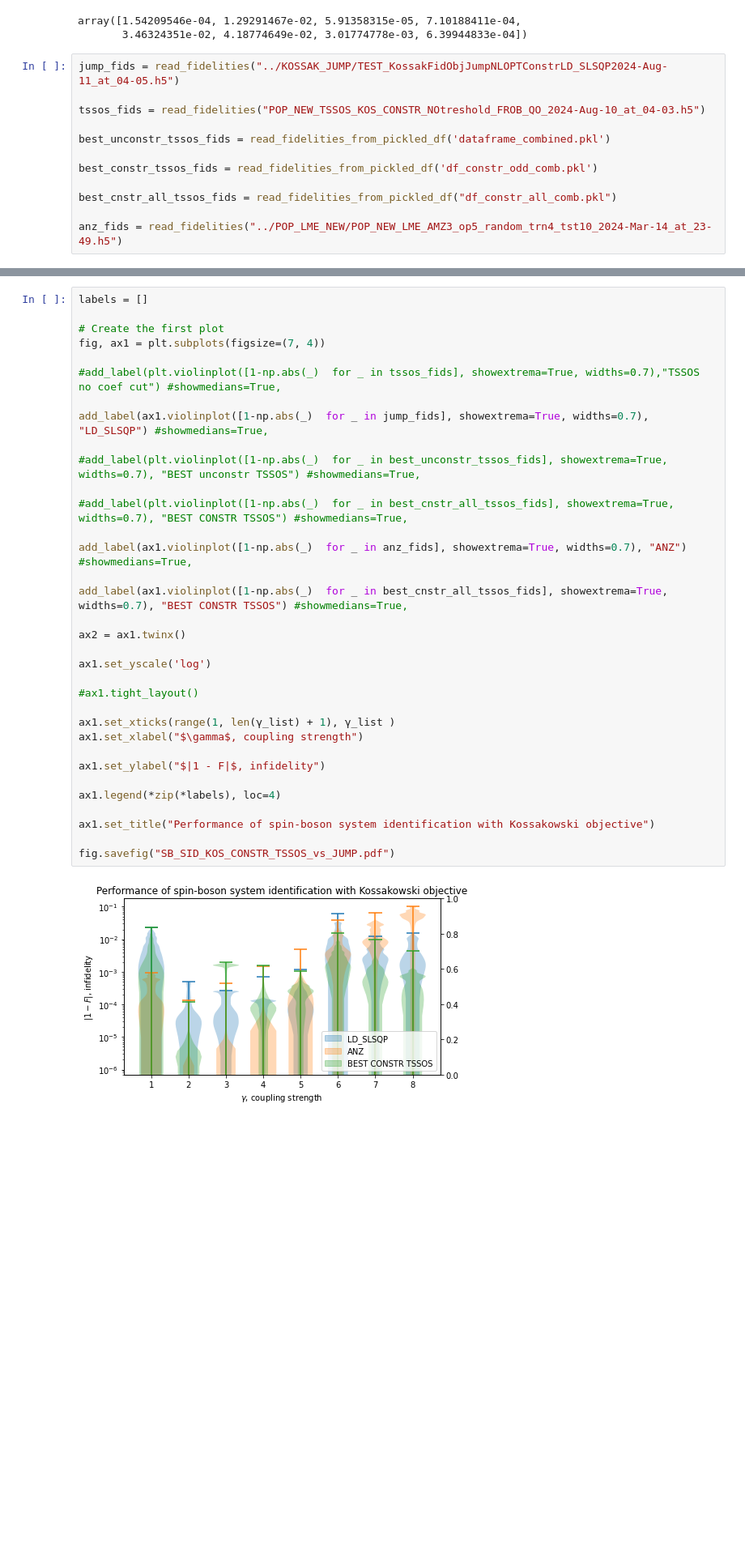
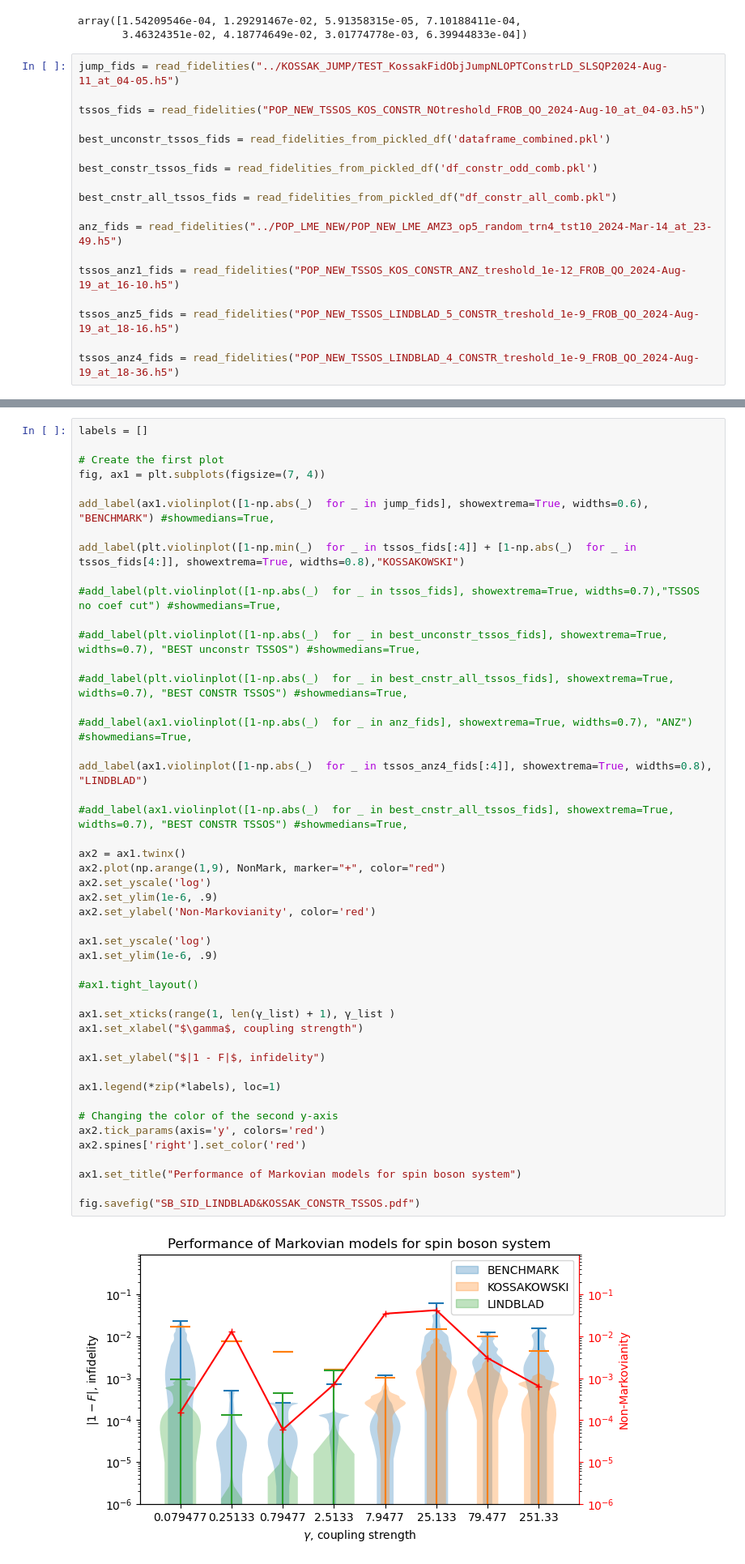
Before and after one commit to zpopovych/OQSID-thesis, a Jupyter notebook: KOSSAK_TSSOS/03_matplotlib_plot.ipynb, the cells around one changed output, grey strips where cells are left out. Shown at 81% size. Saved outputs shown, nothing was run; the diff lists cells and outputs as text; blank space fills up the shorter version.

Commit message:
TSSOS KOSSAK

```diff
--- a/KOSSAK_TSSOS/03_matplotlib_plot.ipynb
+++ b/KOSSAK_TSSOS/03_matplotlib_plot.ipynb
@@ -72,6 +72,12 @@ best_constr_tssos_fids = read_fidelities_from_pickled_df('df_constr_odd_comb.pkl
 best_cnstr_all_tssos_fids = read_fidelities_from_pickled_df("df_constr_all_comb.pkl")
 
 anz_fids = read_fidelities("../POP_LME_NEW/POP_NEW_LME_AMZ3_op5_random_trn4_tst10_2024-Mar-14_at_23-49.h5")
+
+tssos_anz1_fids = read_fidelities("POP_NEW_TSSOS_KOS_CONSTR_ANZ_treshold_1e-12_FROB_QO_2024-Aug-19_at_16-10.h5")
+
+tssos_anz5_fids = read_fidelities("POP_NEW_TSSOS_LINDBLAD_5_CONSTR_treshold_1e-9_FROB_QO_2024-Aug-19_at_18-16.h5")
+
+tssos_anz4_fids = read_fidelities("POP_NEW_TSSOS_LINDBLAD_4_CONSTR_treshold_1e-9_FROB_QO_2024-Aug-19_at_18-36.h5")
 # %%
 import matplotlib.patches as mpatches
 
@@ -83,39 +89,52 @@ def add_label(violin, label):
 # %%
 labels = []
 
 # Create the first plot
 fig, ax1 = plt.subplots(figsize=(7, 4))
 
+add_label(ax1.violinplot([1-np.abs(_)  for _ in jump_fids], showextrema=True, widths=0.6), "BENCHMARK") #showmedians=True,
+
+add_label(plt.violinplot([1-np.min(_)  for _ in tssos_fids[:4]] + [1-np.abs(_)  for _ in tssos_fids[4:]], showextrema=True, widths=0.8),"KOSSAKOWSKI")
+
 #add_label(plt.violinplot([1-np.abs(_)  for _ in tssos_fids], showextrema=True, widths=0.7),"TSSOS no coef cut") #showmedians=True,
-
-add_label(ax1.violinplot([1-np.abs(_)  for _ in jump_fids], showextrema=True, widths=0.7), "LD_SLSQP") #showmedians=True,
 
 #add_label(plt.violinplot([1-np.abs(_)  for _ in best_unconstr_tssos_fids], showextrema=True, widths=0.7), "BEST unconstr TSSOS") #showmedians=True,
 
 #add_label(plt.violinplot([1-np.abs(_)  for _ in best_cnstr_all_tssos_fids], showextrema=True, widths=0.7), "BEST CONSTR TSSOS") #showmedians=True,
 
-add_label(ax1.violinplot([1-np.abs(_)  for _ in anz_fids], showextrema=True, widths=0.7), "ANZ") #showmedians=True,
+#add_label(ax1.violinplot([1-np.abs(_)  for _ in anz_fids], showextrema=True, widths=0.7), "ANZ") #showmedians=True,
 
-add_label(ax1.violinplot([1-np.abs(_)  for _ in best_cnstr_all_tssos_fids], showextrema=True, widths=0.7), "BEST CONSTR TSSOS") #showmedians=True,
+add_label(ax1.violinplot([1-np.abs(_)  for _ in tssos_anz4_fids[:4]], showextrema=True, widths=0.8), "LINDBLAD")
+
+#add_label(ax1.violinplot([1-np.abs(_)  for _ in best_cnstr_all_tssos_fids], showextrema=True, widths=0.7), "BEST CONSTR TSSOS") #showmedians=True,
 
 ax2 = ax1.twinx()
+ax2.plot(np.arange(1,9), NonMark, marker="+", color="red")
+ax2.set_yscale('log')
+ax2.set_ylim(1e-6, .9)
+ax2.set_ylabel('Non-Markovianity', color='red')
 
 ax1.set_yscale('log')
+ax1.set_ylim(1e-6, .9)
 
 #ax1.tight_layout()
 
 ax1.set_xticks(range(1, len(γ_list) + 1), γ_list )
 ax1.set_xlabel("$\gamma$, coupling strength")
 
 ax1.set_ylabel("$|1 - F|$, infidelity")
 
-ax1.legend(*zip(*labels), loc=4)
+ax1.legend(*zip(*labels), loc=1)
 
-ax1.set_title("Performance of spin-boson system identification with Kossakowski objective")
+# Changing the color of the second y-axis
+ax2.tick_params(axis='y', colors='red')
+ax2.spines['right'].set_color('red')
 
-fig.savefig("SB_SID_KOS_CONSTR_TSSOS_vs_JUMP.pdf")
+ax1.set_title("Performance of Markovian models for spin boson system")
+
+fig.savefig("SB_SID_LINDBLAD&KOSSAK_CONSTR_TSSOS.pdf")
 # %% [output]
-[figure, old version]
+[figure, new version]
 # %%
 pkl_name = "df_constr_all_comb.pkl"
 
```
Also changed, not shown: parts of 1 cell of this notebook, 15 other files.
